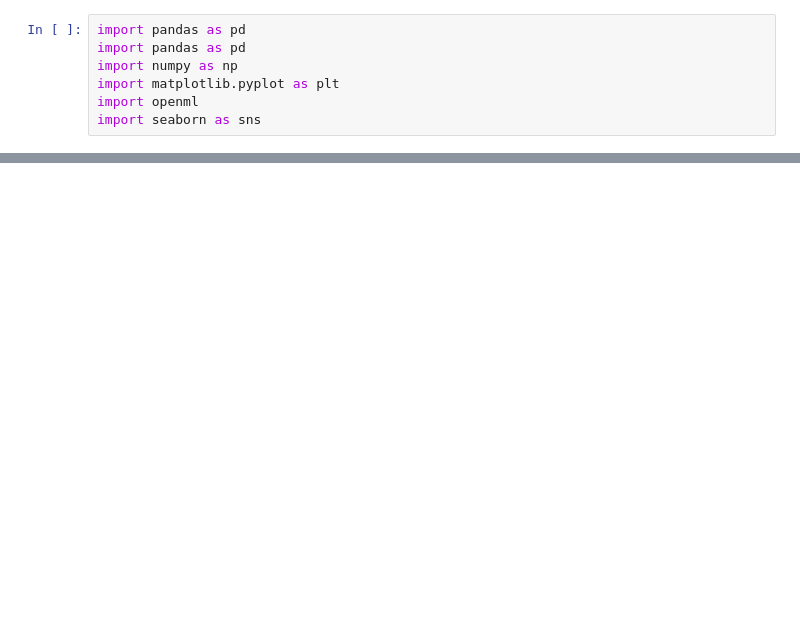
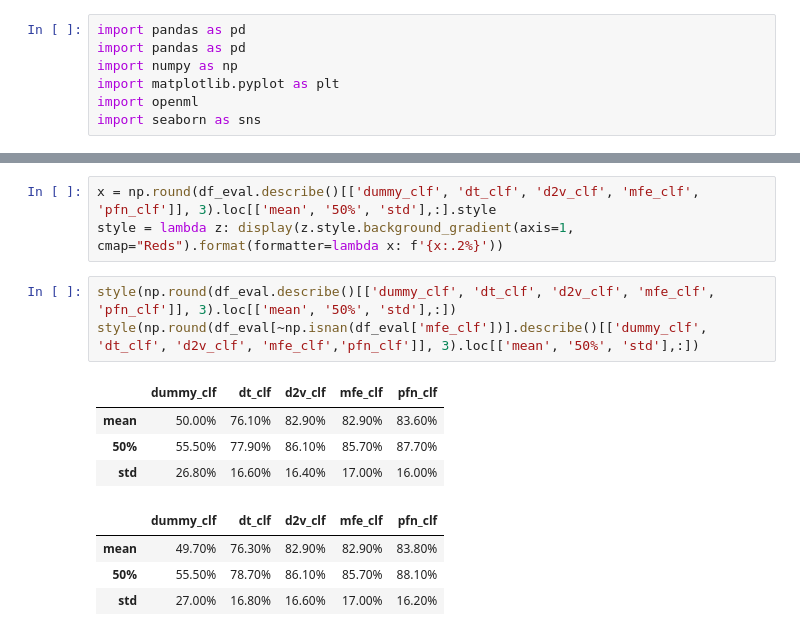
Before and after one commit to Hebog/dataset_similarity, a Jupyter notebook: similarity_evaluation/Ranking_evaluation.ipynb, the cells around one changed output, grey strips where cells are left out. Cells and saved outputs as stored; diff of their text form; blank space fills up the shorter version.

```diff
--- a/similarity_evaluation/Ranking_evaluation.ipynb
+++ b/similarity_evaluation/Ranking_evaluation.ipynb
@@ -42,3 +45,18 @@ fig.savefig("plots/accuracy_diff.png", dpi=300)
+# %%
+x = np.round(df_eval.describe()[['dummy_clf', 'dt_clf', 'd2v_clf', 'mfe_clf', 'pfn_clf']], 3).loc[['mean', '50%', 'std'],:].style
+style = lambda z: display(z.style.background_gradient(axis=1, cmap="Reds").format(formatter=lambda x: f'{x:.2%}'))
+# %%
+style(np.round(df_eval.describe()[['dummy_clf', 'dt_clf', 'd2v_clf', 'mfe_clf', 'pfn_clf']], 3).loc[['mean', '50%', 'std'],:])
+style(np.round(df_eval[~np.isnan(df_eval['mfe_clf'])].describe()[['dummy_clf', 'dt_clf', 'd2v_clf', 'mfe_clf','pfn_clf']], 3).loc[['mean', '50%', 'std'],:])
+# %% [output]
+|  | dummy_clf | dt_clf | d2v_clf | mfe_clf | pfn_clf |
+| mean | 50.00% | 76.10% | 82.90% | 82.90% | 83.60% |
+| 50% | 55.50% | 77.90% | 86.10% | 85.70% | 87.70% |
+| std | 26.80% | 16.60% | 16.40% | 17.00% | 16.00% |
+|  | dummy_clf | dt_clf | d2v_clf | mfe_clf | pfn_clf |
+| mean | 49.70% | 76.30% | 82.90% | 82.90% | 83.80% |
+| 50% | 55.50% | 78.70% | 86.10% | 85.70% | 88.10% |
+| std | 27.00% | 16.80% | 16.60% | 17.00% | 16.20% |
 # %%
 #print(np.round(df_eval.describe()[['dummy_clf', 'dt_clf', 'd2v_clf', 'mfe_clf']], 3).loc[['mean', '50%', 'std'],:].to_latex())
 #print(np.round(df_eval[~np.isnan(df_eval['mfe_clf'])].describe()[['dummy_clf', 'dt_clf', 'd2v_clf', 'mfe_clf']], 3).loc[['mean', '50%', 'std'],:].to_latex())
```
Also changed, not shown: parts of 8 cells of this notebook, 5 other files.
